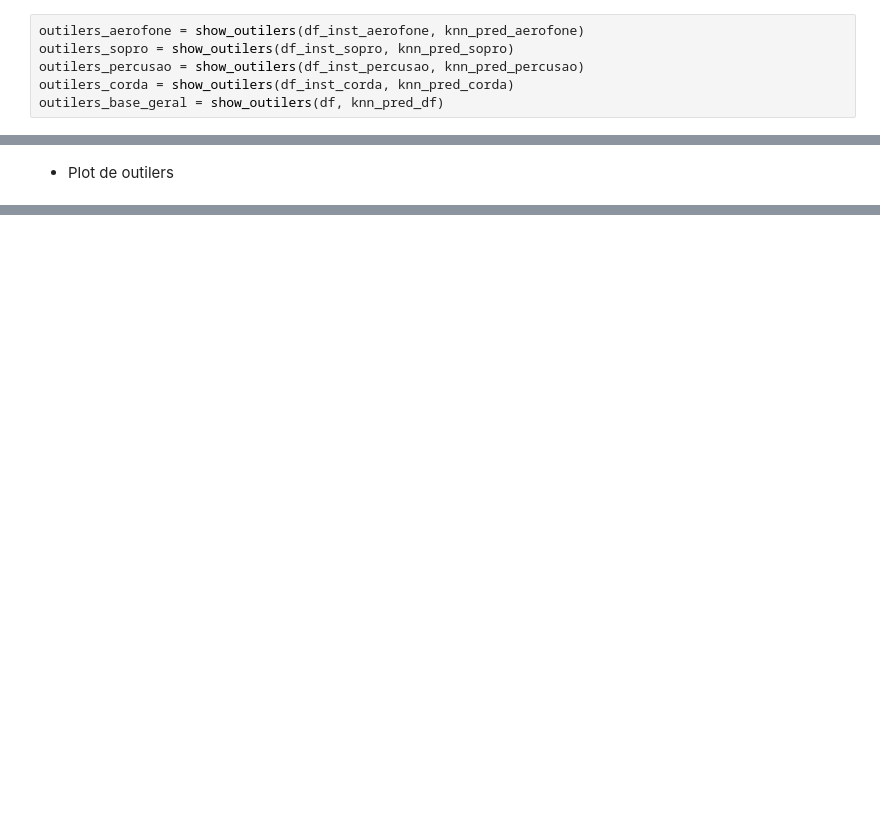
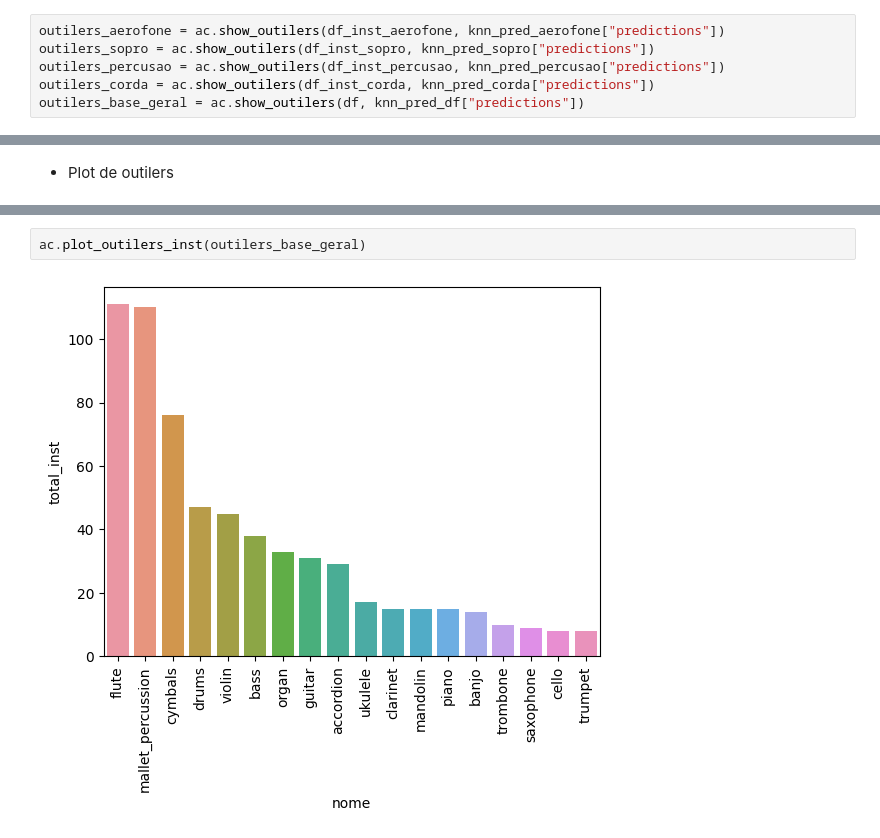
Before and after one commit to Douglas-cc/detected_instruments, a Jupyter notebook: notebooks/analise_anomalias.ipynb, the cells around one changed output, grey strips where cells are left out. Cells and saved outputs as stored; diff of their text form; blank space fills up the shorter version.

```diff
--- a/notebooks/analise_anomalias.ipynb
+++ b/notebooks/analise_anomalias.ipynb
@@ -108,8 +104,8 @@ graphic_anomalies(df_inst_percusao, knn_pred_percusao,'Instrumentos Percusao')
 # %% [markdown]
 - Outilers da base
 # %%
-outilers_aerofone = show_outilers(df_inst_aerofone, knn_pred_aerofone)
-outilers_sopro = show_outilers(df_inst_sopro, knn_pred_sopro)
-outilers_percusao = show_outilers(df_inst_percusao, knn_pred_percusao)
-outilers_corda = show_outilers(df_inst_corda, knn_pred_corda)
-outilers_base_geral = show_outilers(df, knn_pred_df)
+outilers_aerofone = ac.show_outilers(df_inst_aerofone, knn_pred_aerofone["predictions"])
+outilers_sopro = ac.show_outilers(df_inst_sopro, knn_pred_sopro["predictions"])
+outilers_percusao = ac.show_outilers(df_inst_percusao, knn_pred_percusao["predictions"])
+outilers_corda = ac.show_outilers(df_inst_corda, knn_pred_corda["predictions"])
+outilers_base_geral = ac.show_outilers(df, knn_pred_df["predictions"])
@@ -313,0 +194,4 @@ OUTLIERS:  145 INLIERS:  1605
+# %%
+ac.plot_outilers_inst(outilers_base_geral)
+# %% [output]
+[figure, added]
```
Also changed, not shown: parts of 43 cells of this notebook, 22 other files.
